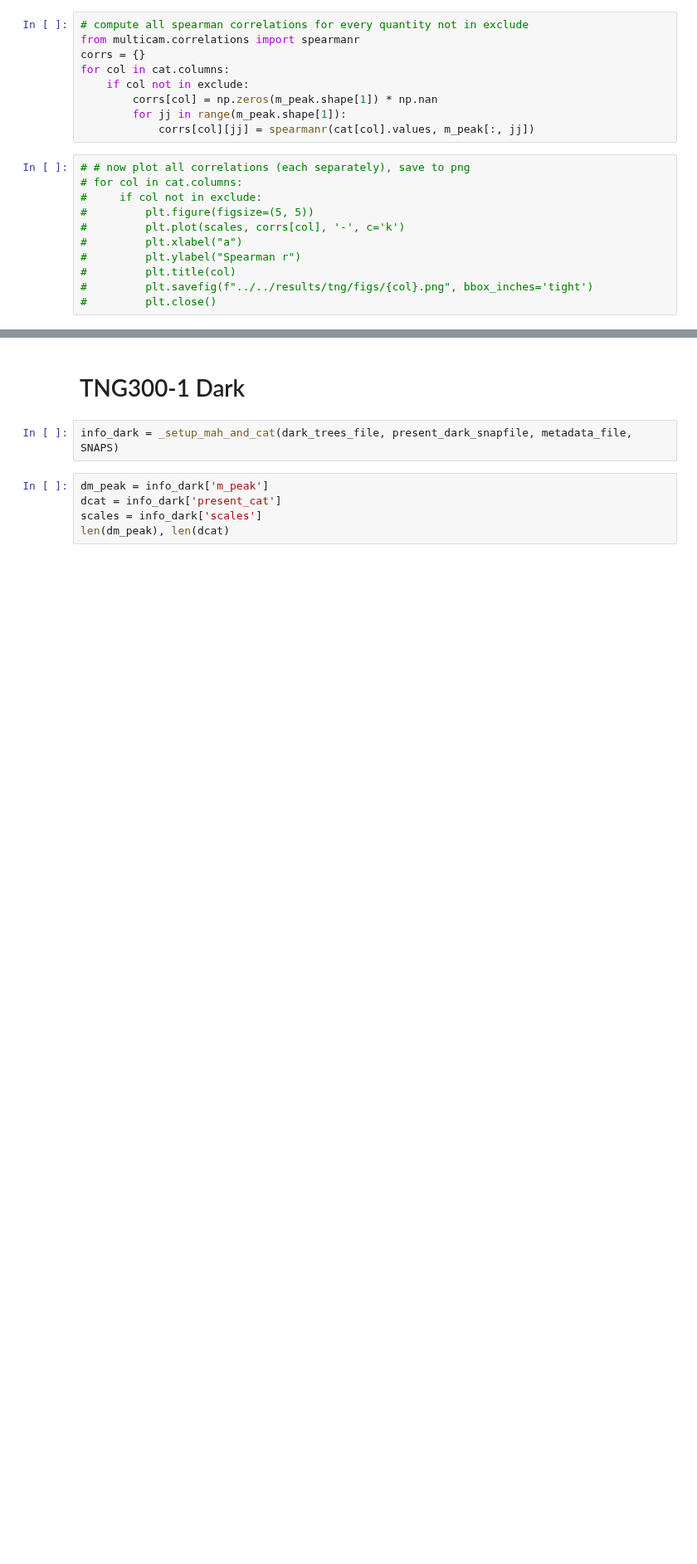
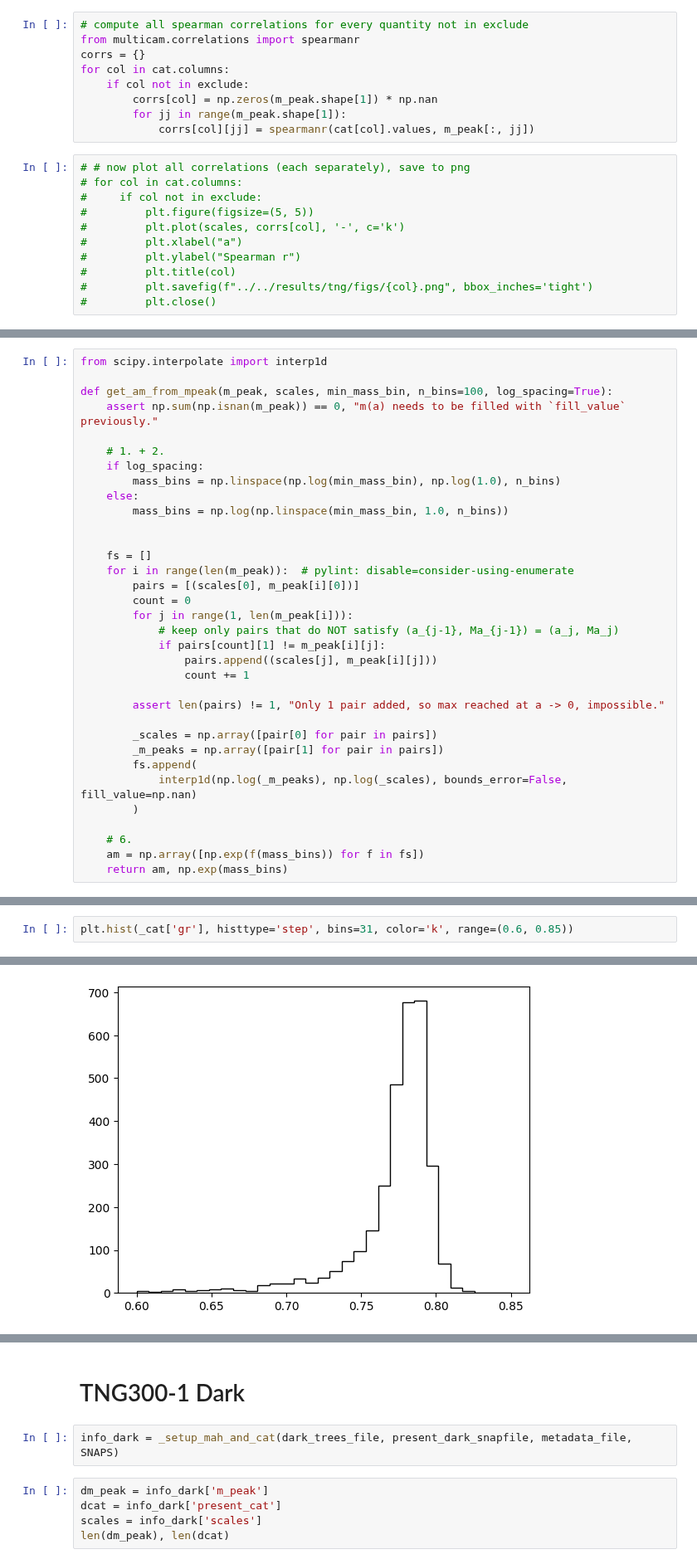
Before and after one commit to ismael-mendoza/nbody-relaxed, a Jupyter notebook: notebooks/wip/tng1.ipynb, the cells around one changed output, grey strips where cells are left out. Shown at 83% size. Cells and saved outputs as stored; diff of their text form; blank space fills up the shorter version.

```diff
--- a/notebooks/wip/tng1.ipynb
+++ b/notebooks/wip/tng1.ipynb
@@ -381,0 +397,34 @@ ax.legend(loc='best')
+# %%
+from scipy.interpolate import interp1d
+
+def get_am_from_mpeak(m_peak, scales, min_mass_bin, n_bins=100, log_spacing=True):
+    assert np.sum(np.isnan(m_peak)) == 0, "m(a) needs to be filled with `fill_value` previously."
+
+    # 1. + 2.
+    if log_spacing:
+        mass_bins = np.linspace(np.log(min_mass_bin), np.log(1.0), n_bins)
+    else:
+        mass_bins = np.log(np.linspace(min_mass_bin, 1.0, n_bins))
+
+
+    fs = []
+    for i in range(len(m_peak)):  # pylint: disable=consider-using-enumerate
+        pairs = [(scales[0], m_peak[i][0])]
+        count = 0
+        for j in range(1, len(m_peak[i])):
+            # keep only pairs that do NOT satisfy (a_{j-1}, Ma_{j-1}) = (a_j, Ma_j)
+            if pairs[count][1] != m_peak[i][j]:
+                pairs.append((scales[j], m_peak[i][j]))
+                count += 1
+
+        assert len(pairs) != 1, "Only 1 pair added, so max reached at a -> 0, impossible."
+
+        _scales = np.array([pair[0] for pair in pairs])
+        _m_peaks = np.array([pair[1] for pair in pairs])
+        fs.append(
+            interp1d(np.log(_m_peaks), np.log(_scales), bounds_error=False, fill_value=np.nan)
+        )
+
+    # 6.
+    am = np.array([np.exp(f(mass_bins)) for f in fs])
+    return am, np.exp(mass_bins)
@@ -381,0 +506,3 @@ ax.legend(loc='best')
+# %%
+plt.hist(_cat['gr'], histtype='step', bins=31, color='k', range=(0.6, 0.85))
+# %% [output]
@@ -381,0 +520 @@ ax.legend(loc='best')
+[figure, added]
```
Also changed, not shown: parts of 21 cells of this notebook.
